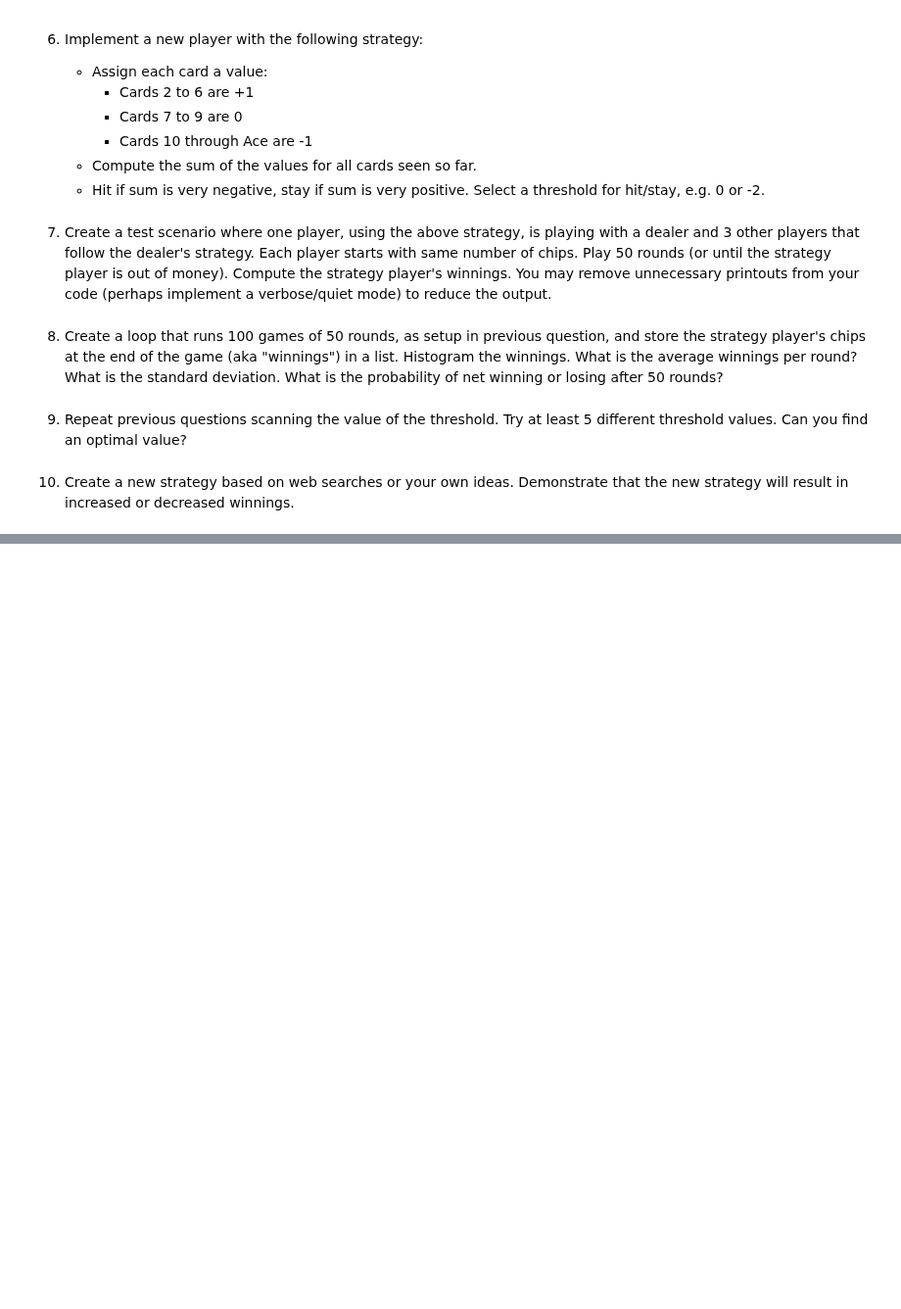
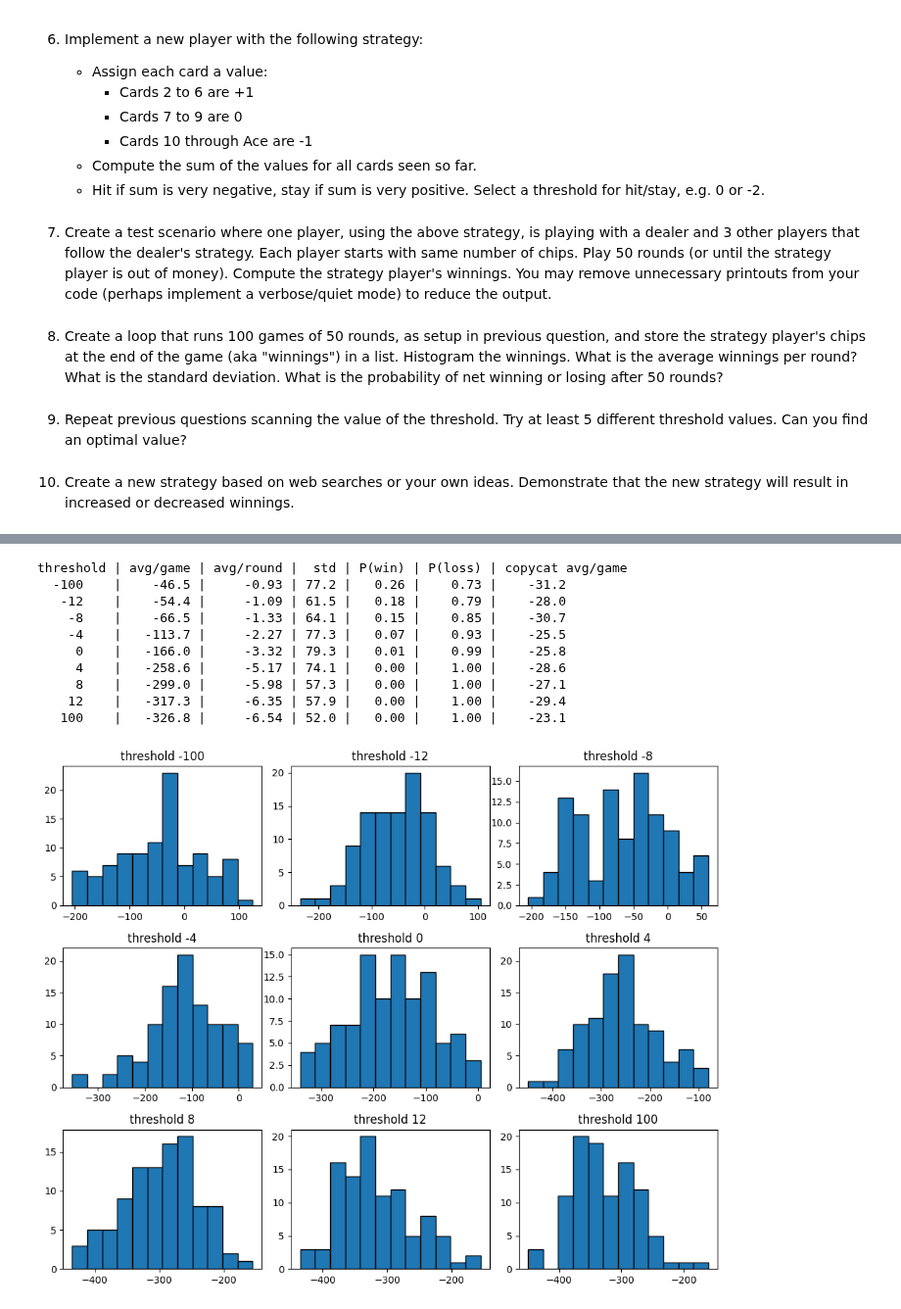
Before and after one commit to Zainabbfiaz/DATA3402.Fall.2026, a Jupyter notebook: Labs/Lab.6/Lab.6.ipynb, the cells around one changed output, grey strips where cells are left out. Shown at 98% size. Saved outputs shown, nothing was run; the diff lists cells and outputs as text; code cells hidden in the pictures; blank space fills up the shorter version.

```diff
--- a/Labs/Lab.6/Lab.6.ipynb
+++ b/Labs/Lab.6/Lab.6.ipynb
@@ -39,0 +368,3 @@ A few requirements:
+# %%
+game = Game([Player("You", 500, HumanStrategy())])
+game.play_round()
@@ -39,0 +384,7 @@ A few requirements:
+# %%
+class BasicStrategy(Strategy):
+    # copies the dealer: hit below 17, stand on 17 or more
+    def choose_action(self, hand, dealer_card):
+        if hand.get_total() < 17:
+            return "hit"
+        return "stand"
@@ -39,0 +479,66 @@ A few requirements:
+# %%
+import statistics
+import matplotlib.pyplot as plt
+
+def run_test(num_rounds=50, starting_chips=1000, threshold=0):
+    counter = Player("Counter", starting_chips, CardCountingStrategy(threshold=threshold))
+    others = [Player("Copycat1", starting_chips, BasicStrategy()),
+              Player("Copycat2", starting_chips, BasicStrategy()),
+              Player("Copycat3", starting_chips, BasicStrategy())]
+
+    game = Game([counter] + others, verbose=False)
+
+    for i in range(num_rounds):
+        if counter.chips <= 0:
+            break
+        game.play_round()
+
+    return counter, others
+
+
+def test_threshold(threshold, num_games=100, num_rounds=50, starting_chips=1000):
+    winnings = []             # counter's winnings, one per game
+    copycat_winnings = []     # copycats' winnings, for comparison
+    for g in range(num_games):
+        counter, others = run_test(num_rounds, starting_chips, threshold)
+        winnings.append(counter.chips - starting_chips)
+        for p in others:
+            copycat_winnings.append(p.chips - starting_chips)
+    return winnings, copycat_winnings
+
+
+thresholds = [-100, -12, -8, -4, 0, 4, 8, 12, 100]
+num_games = 100          # try 1000 for steadier numbers
+
+all_winnings = {}
+print("threshold | avg/game | avg/round |  std | P(win) | P(loss) | copycat avg/game")
+for t in thresholds:
+    winnings, copy = test_threshold(t, num_games)
+    all_winnings[t] = winnings
+
+    avg = statistics.mean(winnings)
+    std = statistics.stdev(winnings)
+    p_win = sum(1 for w in winnings if w > 0) / num_games
+    p_loss = sum(1 for w in winnings if w < 0) / num_games
+    print("%6d    | %8.1f | %9.2f | %4.1f | %6.2f | %7.2f | %8.1f" %
+          (t, avg, avg / 50, std, p_win, p_loss, statistics.mean(copy)))
+
+# one histogram per threshold
+fig, axes = plt.subplots(3, 3, figsize=(10, 8))
+for ax, t in zip(axes.flatten(), thresholds):
+    ax.hist(all_winnings[t], bins=12, edgecolor="black")
+    ax.set_title("threshold " + str(t))
+plt.tight_layout()
+plt.show()
+# %% [output]
+threshold | avg/game | avg/round |  std | P(win) | P(loss) | copycat avg/game
+  -100    |    -46.5 |     -0.93 | 77.2 |   0.26 |    0.73 |    -31.2
+   -12    |    -54.4 |     -1.09 | 61.5 |   0.18 |    0.79 |    -28.0
+    -8    |    -66.5 |     -1.33 | 64.1 |   0.15 |    0.85 |    -30.7
+    -4    |   -113.7 |     -2.27 | 77.3 |   0.07 |    0.93 |    -25.5
+     0    |   -166.0 |     -3.32 | 79.3 |   0.01 |    0.99 |    -25.8
+     4    |   -258.6 |     -5.17 | 74.1 |   0.00 |    1.00 |    -28.6
+     8    |   -299.0 |     -5.98 | 57.3 |   0.00 |    1.00 |    -27.1
+    12    |   -317.3 |     -6.35 | 57.9 |   0.00 |    1.00 |    -29.4
+   100    |   -326.8 |     -6.54 | 52.0 |   0.00 |    1.00 |    -23.1
+[figure, added]
```
Also changed, not shown: parts of 10 cells of this notebook.
